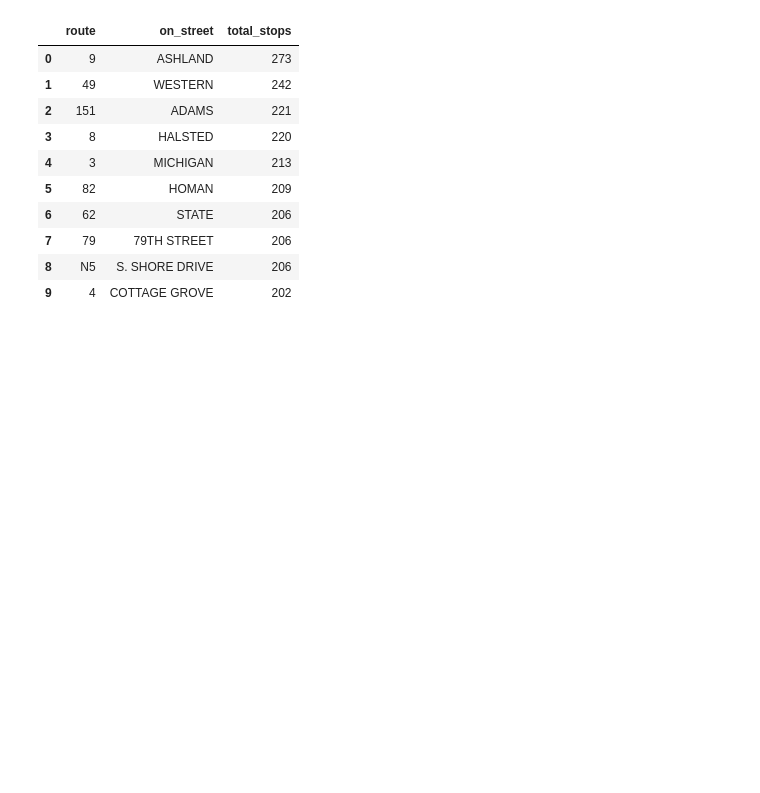
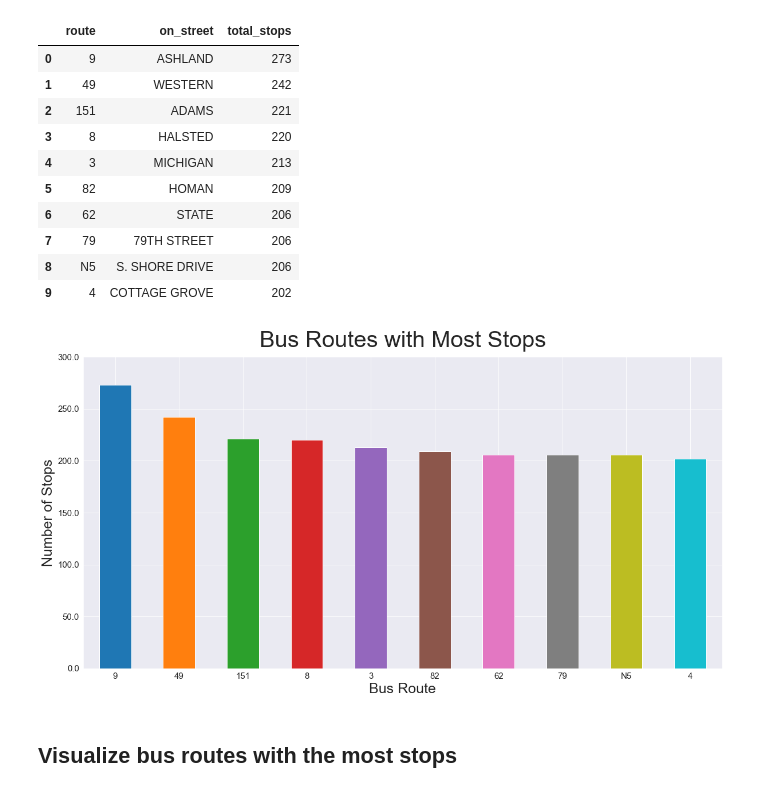
Before and after one commit to adamstueckrath/CtaDataAnalysis, a Jupyter notebook: CTA_Analysis_Part_2.ipynb, the cells around one changed output. Cells and saved outputs as stored; diff of their text form; code cells hidden in the pictures; blank space fills up the shorter version.

```diff
--- a/CTA_Analysis_Part_2.ipynb
+++ b/CTA_Analysis_Part_2.ipynb
@@ -83,4 +208,6 @@ test
 # %%
+# join bus_routes to bus_stops on stop_id and
+# count the number of stops each route has, then order by the top stops
 route_most_stops = """
                     SELECT br.route,
                            bs.on_street,
@@ -90,8 +217,9 @@ route_most_stops = """
                     GROUP BY br.route
                     ORDER BY total_stops DESC LIMIT 10;
                    """
-test = pd.read_sql_query(route_most_stops, sql_db)
-test
+# read sql query into dataframe
+route_most_stops_df = pd.read_sql_query(route_most_stops, sql_db)
+route_most_stops_df
 # %% [output]
 |  | route | on_street | total_stops |
 | 0 | 9 | ASHLAND | 273 |
@@ -104,3 +232,22 @@ test
 | 7 | 79 | 79TH STREET | 206 |
 | 8 | N5 | S. SHORE DRIVE | 206 |
 | 9 | 4 | COTTAGE GROVE | 202 |
+# %%
+# make plot
+sns.set_style("darkgrid")
+ax = route_most_stops_df.plot(kind='bar', x='route', y='total_stops', figsize=(20,10))
+ax.set_title('Bus Routes with Most Stops', size=40, y=1.02)
+ax.set_xlabel('Bus Route', size=25)
+ax.set_xticklabels(route_most_stops_df.route, size=15, rotation=360)
+ax.set_ylabel('Number of Stops', size=25)
+yticks = ax.get_yticks()
+ax.set_yticks(yticks)
+ax.set_yticklabels(yticks, size=15)
+ax.get_legend().remove()
+
+# save chart
+plt.savefig('visualizations/bus_routes_with_most_stops.png')
+# %% [output]
+[figure, added]
+# %% [markdown]
+## Visualize bus routes with the most stops
```
Also changed, not shown: parts of 33 cells of this notebook, 2 other files.
